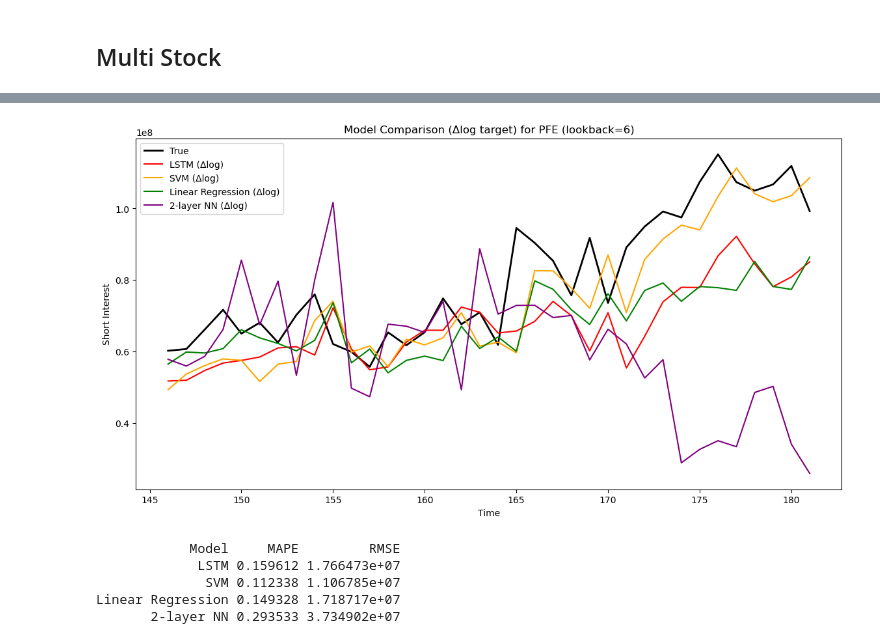
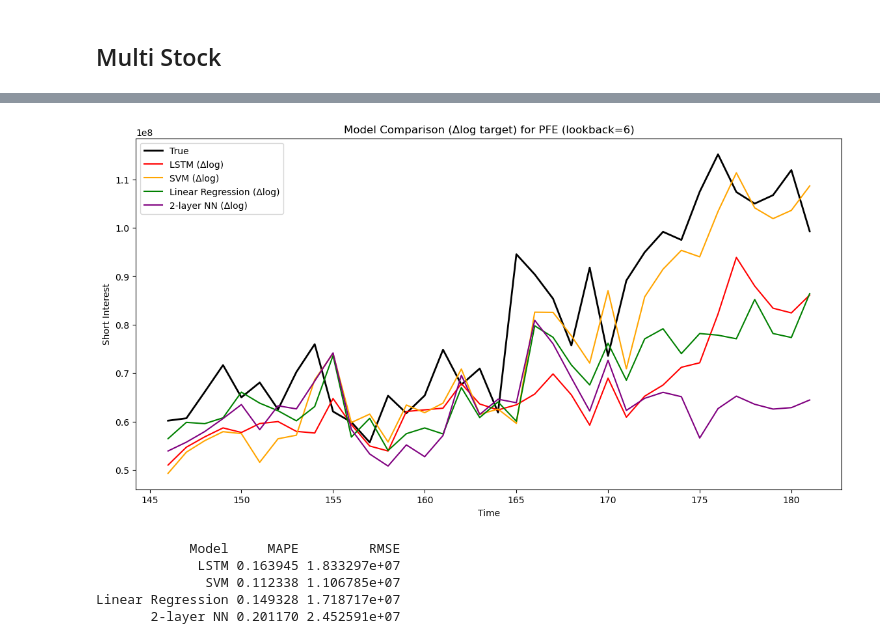
Before and after one commit to dongzizhu/short_interest_prediction, a Jupyter notebook: notebooks/01_benchmarking.ipynb, the cells around one changed output, grey strips where cells are left out. Saved outputs shown, nothing was run; the diff lists cells and outputs as text; code cells hidden in the pictures.

```diff
--- a/notebooks/01_benchmarking.ipynb
+++ b/notebooks/01_benchmarking.ipynb
@@ -1096,11 +1125,43 @@ lr.fit(X_train_flat, y_train.ravel())
 lr_logret = lr.predict(X_test_flat)
 lr_levels = np.exp(prev_log_test + lr_logret)
 
-# ---------- 2-layer MLP on log-returns ----------
-from sklearn.neural_network import MLPRegressor
-mlp = MLPRegressor(hidden_layer_sizes=(32, 16), max_iter=200, random_state=42)
-mlp.fit(X_train_flat, y_train.ravel())
-mlp_logret = mlp.predict(X_test_flat)
+# ---- 2-layer MLP predicts Δlog ----
+import torch.nn as nn
+
+# Define a simple 2-layer NN for regression
+class SimpleMLP(nn.Module):
+    def __init__(self, input_dim, hidden_dim1=32, hidden_dim2=16):
+        super().__init__()
+        self.net = nn.Sequential(
+            nn.Linear(input_dim, hidden_dim1),
+            nn.ReLU(),
+            nn.Linear(hidden_dim1, hidden_dim2),
+            nn.ReLU(),
+            nn.Linear(hidden_dim2, 1)
+        )
+    def forward(self, x):
+        return self.net(x)
+
+mlp_torch = SimpleMLP(X_train_flat.shape[1])
+optimizer_mlp = torch.optim.Adam(mlp_torch.parameters(), lr=1e-3)
+criterion_mlp = nn.SmoothL1Loss()
+
+X_train_tensor = torch.tensor(X_train_flat, dtype=torch.float32)
+y_train_tensor = torch.tensor(y_train.ravel(), dtype=torch.float32).unsqueeze(1)
+X_test_tensor  = torch.tensor(X_test_flat, dtype=torch.float32)
+
+# Train the model
+epochs_mlp = 100
+for epoch in range(epochs_mlp):
+    mlp_torch.train()
+    optimizer_mlp.zero_grad()
+    output = mlp_torch(X_train_tensor)
+    loss = criterion_mlp(output, y_train_tensor)
+    loss.backward()
+    optimizer_mlp.step()
+
+# Predict
+mlp_logret = mlp_torch(X_test_tensor).detach().numpy().ravel()
 mlp_levels = np.exp(prev_log_test + mlp_logret)
 
 # ---------- LSTM outputs ----------
@@ -1121,36 +1182,36 @@ plt.plot(test_idx, lr_levels,   label='Linear Regression (Δlog)', color='green'
 plt.plot(test_idx, mlp_levels,  label='2-layer NN (Δlog)', color='purple')
 plt.title(f'Model Comparison (Δlog target) for {main_stock} (lookback={lookback_window})')
 plt.xlabel('Time')
 plt.ylabel('Short Interest')
 plt.legend()
 plt.show()
 
 # ---------- Metrics in ORIGINAL LEVEL units ----------
 from sklearn.metrics import mean_absolute_percentage_error, mean_squared_error
 import pandas as pd
 import numpy as np
 
 def get_metrics(y_true, y_pred):
     mape = mean_absolute_percentage_error(y_true, y_pred)
     rmse = np.sqrt(mean_squared_error(y_true, y_pred))  # RMSE
     return mape, rmse
 
 results = []
 for name, pred in [
     ("LSTM", lstm_levels),
     ("SVM", svm_levels),
     ("Linear Regression", lr_levels),
     ("2-layer NN", mlp_levels),
 ]:
     mape, rmse = get_metrics(y_true_levels, pred)
     results.append({"Model": name, "MAPE": mape, "RMSE": rmse})
 
 results_df = pd.DataFrame(results)
 print(results_df.to_string(index=False))
 # %% [output]
-[figure, old version]
+[figure, new version]
             Model     MAPE         RMSE
-             LSTM 0.159612 1.766473e+07
+             LSTM 0.163945 1.833297e+07
               SVM 0.112338 1.106785e+07
 Linear Regression 0.149328 1.718717e+07
-       2-layer NN 0.293533 3.734902e+07
+       2-layer NN 0.201170 2.452591e+07
```
Also changed, not shown: parts of 4 cells of this notebook, 6 other files.
